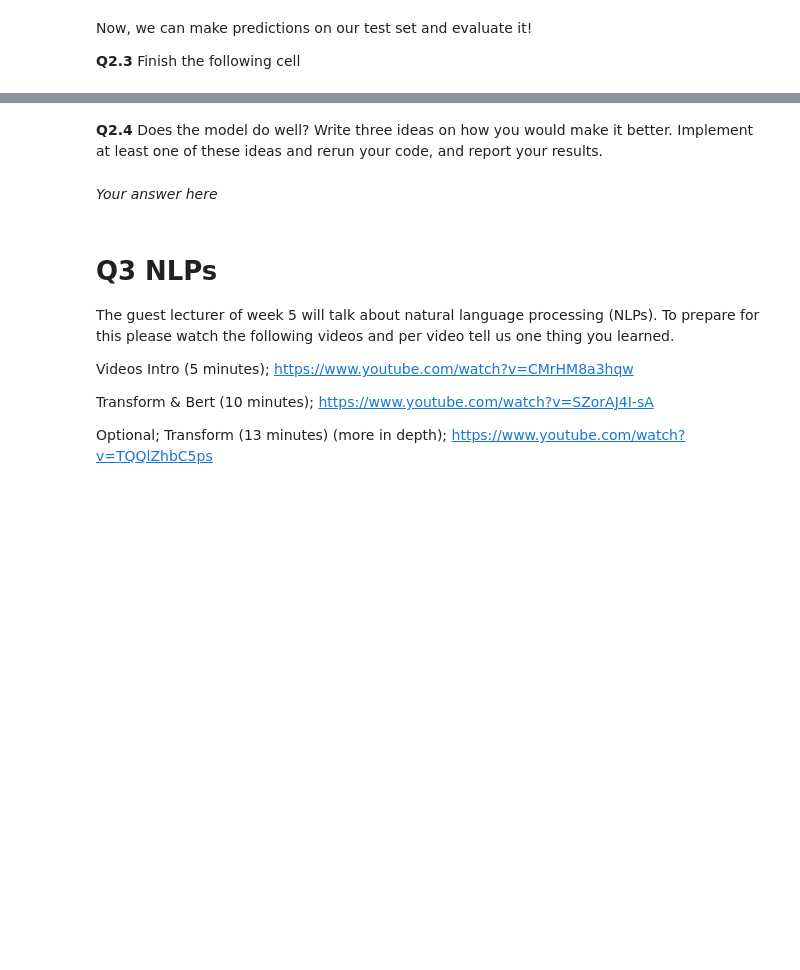
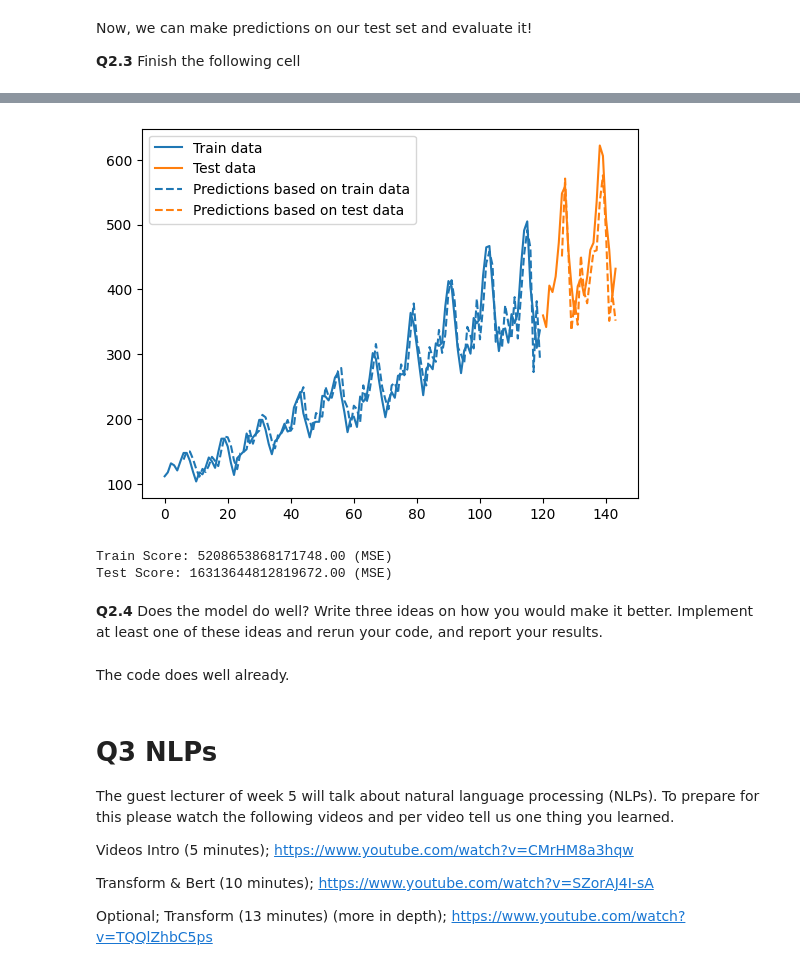
Before and after one commit to mrozalski/TMDL2024, a Jupyter notebook: week4/Assignment 4 - Empty - 2024.ipynb, the cells around one changed output, grey strips where cells are left out. Drawn from its saved outputs; the diff is of its cells as text; code cells hidden in the pictures; blank space fills up the shorter version.

```diff
--- a/week4/Assignment 4 - Empty - 2024.ipynb
+++ b/week4/Assignment 4 - Empty - 2024.ipynb
@@ -201,14 +246,14 @@ Now, we can make predictions on our test set and evaluate it!
 # %%
 # Predict on the test set
 # make predictions
-train_preds = model.predict(...)
-test_preds = ...
+train_preds = model.predict(X_train)
+test_preds = model.predict(X_test)
 
 # invert predictions to make it original scale
-train_preds = scaler.inverse_transform(...)
-y_train = scaler.inverse_transform(...)
-test_preds = ...
-y_test = ...
+train_preds = scaler.inverse_transform(train_preds)
+y_train = scaler.inverse_transform(y_train)
+test_preds = scaler.inverse_transform(test_preds)
+y_test = scaler.inverse_transform(y_test)
 
 # plotting code adapted from https://www.kaggle.com/code/singhalamogh/lstm-regression-on-time-series-data
 # shift train predictions for plotting
@@ -240,3 +285,4 @@ train_score = mean_squared_error(y_train, train_preds)
 print('Train Score: %.2f (MSE)' % (train_score))
 test_score = mean_squared_error(y_test, test_preds)
 print('Test Score: %.2f (MSE)' % (test_score))
+# %% [output]
@@ -243,7 +291,10 @@ print('Test Score: %.2f (MSE)' % (test_score))
+[figure, added]
+Train Score: 5208653868171748.00 (MSE)
+Test Score: 16313644812819672.00 (MSE)
 # %% [markdown]
 **Q2.4** Does the model do well? Write three ideas on how you would make it better. Implement at least one of these ideas and rerun your code, and report your results.
 # %% [markdown]
-*Your answer here*
+The code does well already.
 # %% [markdown]
 # Q3 NLPs
 
```
Also changed, not shown: parts of 8 cells of this notebook.
